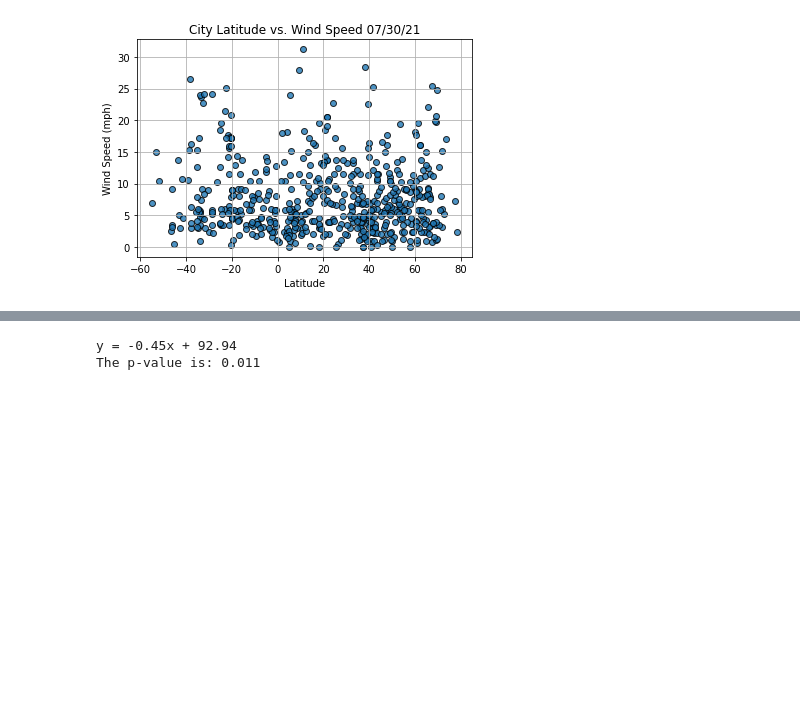
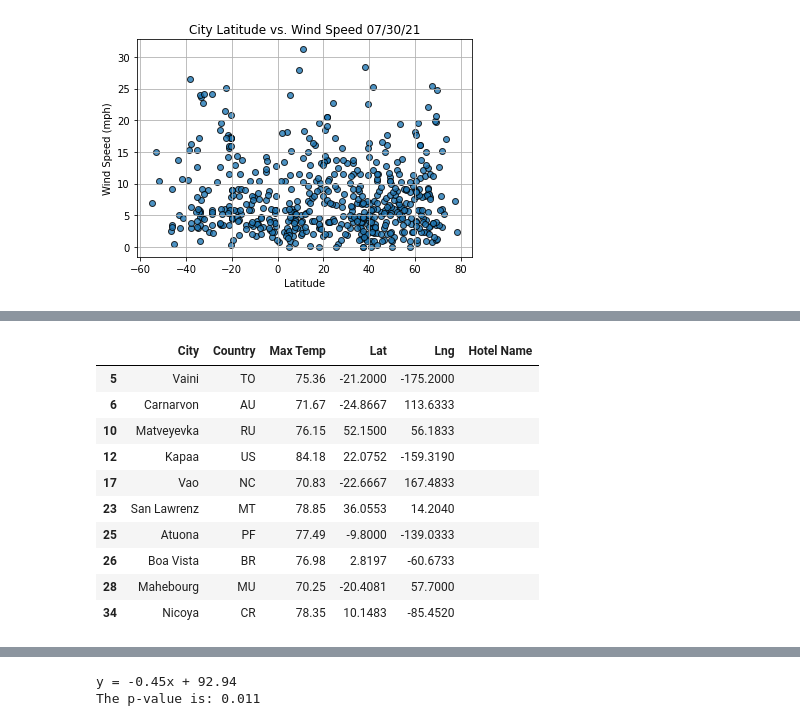
Before and after one commit to amirimah/World_Weather_Analysis_, a Jupyter notebook: WeatherPy.ipynb, the cells around one changed output, grey strips where cells are left out. Drawn from its saved outputs; the diff is of its cells as text; code cells hidden in the pictures; blank space fills up the shorter version.

```diff
--- a/WeatherPy.ipynb
+++ b/WeatherPy.ipynb
@@ -407,0 +425,4 @@ plot_linear_regression(x_values, y_values,
+# %%
+# Store the CSV you saved created in part one into a DataFrame.
+city_data_df = pd.read_csv("weather_data/cities.csv")
+city_data_df.head()
@@ -407,0 +511,4 @@ plot_linear_regression(x_values, y_values,
+# %%
+# Ask the customer to add a minimum and maximum temperature value.
+min_temp= float(input("What is the minimum temperature you would like for your trip? "))
+max_temp= float(input("What is the maximum temperature you would like for your trip? "))
@@ -407,0 +518,3 @@ plot_linear_regression(x_values, y_values,
+# %%
+preferred_cities_df= city_data_df.loc[(city_data_df['Max Temp'] >= min_temp) & (city_data_df['Max Temp'] <= max_temp) ]
+preferred_cities_df.head()
@@ -407,0 +542,17 @@ plot_linear_regression(x_values, y_values,
+# %%
+# Create DataFrame called hotel_df to store hotel names along with city, country, max temp, and coordinates.
+hotel_df = preferred_cities_df[["City", "Country", "Max Temp", "Lat", "Lng"]].copy()
+hotel_df["Hotel Name"] = ""
+hotel_df.head(10)
+# %% [output]
+|  | City | Country | Max Temp | Lat | Lng | Hotel Name |
+| 5 | Vaini | TO | 75.36 | -21.2000 | -175.2000 |  |
+| 6 | Carnarvon | AU | 71.67 | -24.8667 | 113.6333 |  |
+| 10 | Matveyevka | RU | 76.15 | 52.1500 | 56.1833 |  |
+| 12 | Kapaa | US | 84.18 | 22.0752 | -159.3190 |  |
+| 17 | Vao | NC | 70.83 | -22.6667 | 167.4833 |  |
+| 23 | San Lawrenz | MT | 78.85 | 36.0553 | 14.2040 |  |
+| 25 | Atuona | PF | 77.49 | -9.8000 | -139.0333 |  |
+| 26 | Boa Vista | BR | 76.98 | 2.8197 | -60.6733 |  |
+| 28 | Mahebourg | MU | 70.25 | -20.4081 | 57.7000 |  |
+| 34 | Nicoya | CR | 78.35 | 10.1483 | -85.4520 |  |
```
Also changed, not shown: parts of 45 cells of this notebook.
